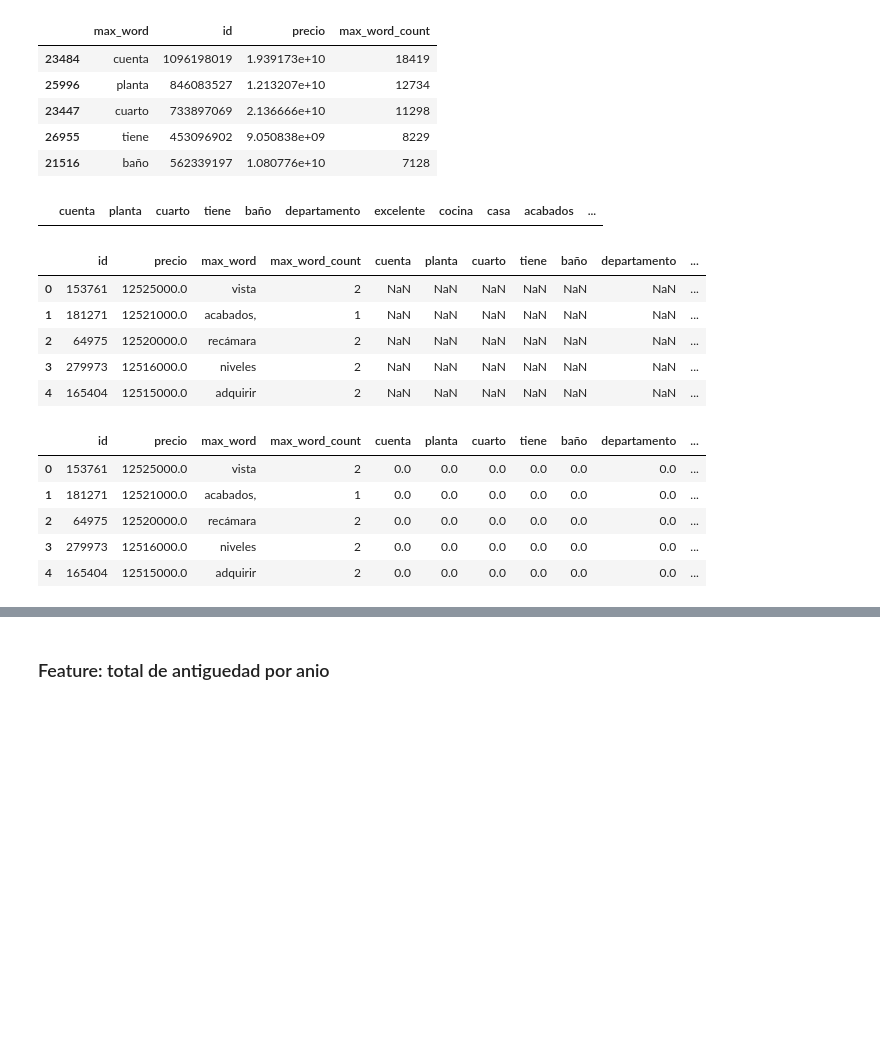
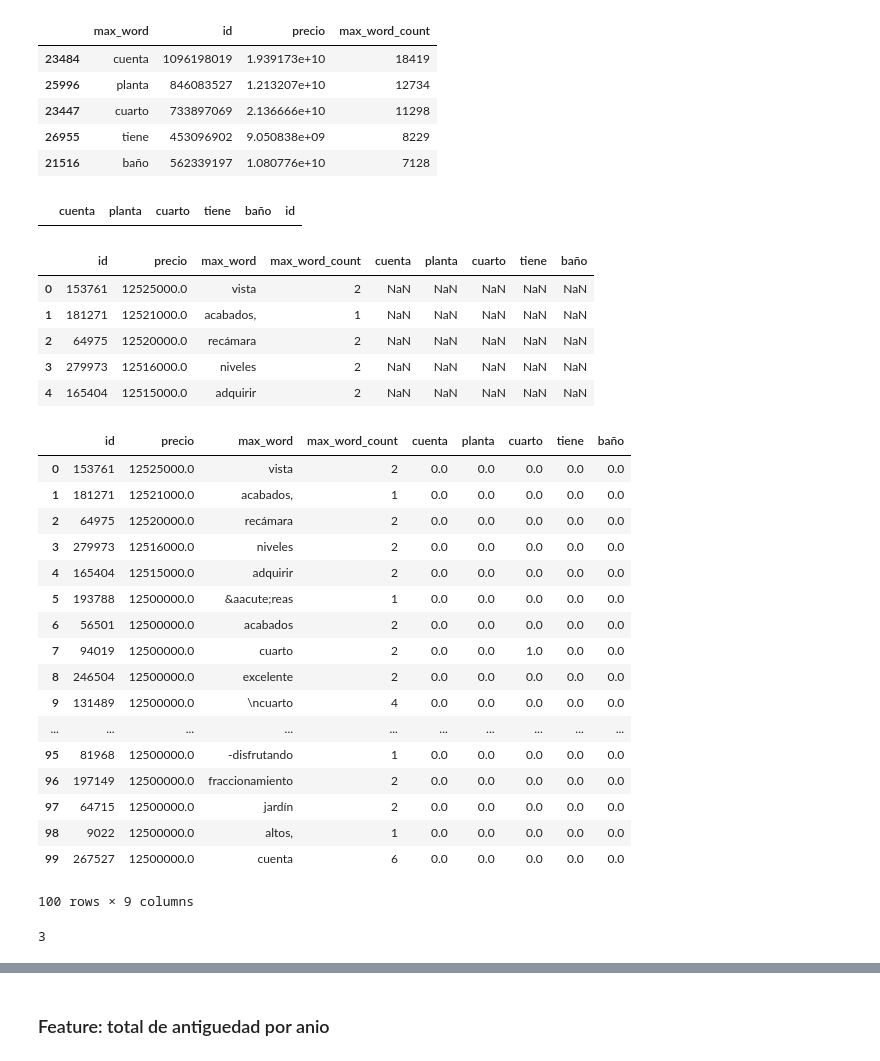
Before and after one commit to Alaneta/Datacones, a Jupyter notebook: tp2/1_Features_XG.ipynb, the cells around one changed output, grey strips where cells are left out. Saved outputs shown, nothing was run; the diff lists cells and outputs as text; code cells hidden in the pictures; blank space fills up the shorter version.

Commit message:
avances parser desc

```diff
--- a/tp2/1_Features_XG.ipynb
+++ b/tp2/1_Features_XG.ipynb
@@ -554,11 +550,11 @@ dtype: int64
 | 21516 | baño | 562339197 | 1.080776e+10 | 7128 |
 # %%
 #agrego columnas para cada palabra
-n_cols = 10
+n_cols = 5
 desc_col = pd.DataFrame()
 for row in desc_parse_g.head(n_cols)['max_word']:
     desc_col[row] = 0
 desc_col['id'] = 0
 desc_col
 # %% [output]
-|  | cuenta | planta | cuarto | tiene | baño | departamento | excelente | cocina | casa | acabados | ... |
+|  | cuenta | planta | cuarto | tiene | baño | id |
@@ -566,19 +564,31 @@ desc_col
 desc_parse2 = desc_parse.merge(desc_col,on='id',how='left')
 desc_parse2.head()
 # %% [output]
-|  | id | precio | max_word | max_word_count | cuenta | planta | cuarto | tiene | baño | departamento | ... |
-| 0 | 153761 | 12525000.0 | vista | 2 | NaN | NaN | NaN | NaN | NaN | NaN | ... |
-| 1 | 181271 | 12521000.0 | acabados, | 1 | NaN | NaN | NaN | NaN | NaN | NaN | ... |
-| 2 | 64975 | 12520000.0 | recámara | 2 | NaN | NaN | NaN | NaN | NaN | NaN | ... |
-| 3 | 279973 | 12516000.0 | niveles | 2 | NaN | NaN | NaN | NaN | NaN | NaN | ... |
-| 4 | 165404 | 12515000.0 | adquirir | 2 | NaN | NaN | NaN | NaN | NaN | NaN | ... |
+|  | id | precio | max_word | max_word_count | cuenta | planta | cuarto | tiene | baño |
+| 0 | 153761 | 12525000.0 | vista | 2 | NaN | NaN | NaN | NaN | NaN |
+| 1 | 181271 | 12521000.0 | acabados, | 1 | NaN | NaN | NaN | NaN | NaN |
+| 2 | 64975 | 12520000.0 | recámara | 2 | NaN | NaN | NaN | NaN | NaN |
+| 3 | 279973 | 12516000.0 | niveles | 2 | NaN | NaN | NaN | NaN | NaN |
+| 4 | 165404 | 12515000.0 | adquirir | 2 | NaN | NaN | NaN | NaN | NaN |
 # %%
 desc_parse2 = desc_parse2.fillna(0)
-desc_parse2.head()
+desc_parse2.head(100)
 # %% [output]
-|  | id | precio | max_word | max_word_count | cuenta | planta | cuarto | tiene | baño | departamento | ... |
-| 0 | 153761 | 12525000.0 | vista | 2 | 0.0 | 0.0 | 0.0 | 0.0 | 0.0 | 0.0 | ... |
-| 1 | 181271 | 12521000.0 | acabados, | 1 | 0.0 | 0.0 | 0.0 | 0.0 | 0.0 | 0.0 | ... |
-| 2 | 64975 | 12520000.0 | recámara | 2 | 0.0 | 0.0 | 0.0 | 0.0 | 0.0 | 0.0 | ... |
-| 3 | 279973 | 12516000.0 | niveles | 2 | 0.0 | 0.0 | 0.0 | 0.0 | 0.0 | 0.0 | ... |
-| 4 | 165404 | 12515000.0 | adquirir | 2 | 0.0 | 0.0 | 0.0 | 0.0 | 0.0 | 0.0 | ... |
+|  | id | precio | max_word | max_word_count | cuenta | planta | cuarto | tiene | baño |
+| 0 | 153761 | 12525000.0 | vista | 2 | 0.0 | 0.0 | 0.0 | 0.0 | 0.0 |
+| 1 | 181271 | 12521000.0 | acabados, | 1 | 0.0 | 0.0 | 0.0 | 0.0 | 0.0 |
+| 2 | 64975 | 12520000.0 | recámara | 2 | 0.0 | 0.0 | 0.0 | 0.0 | 0.0 |
+| 3 | 279973 | 12516000.0 | niveles | 2 | 0.0 | 0.0 | 0.0 | 0.0 | 0.0 |
+| 4 | 165404 | 12515000.0 | adquirir | 2 | 0.0 | 0.0 | 0.0 | 0.0 | 0.0 |
+| 5 | 193788 | 12500000.0 | &aacute;reas | 1 | 0.0 | 0.0 | 0.0 | 0.0 | 0.0 |
+| 6 | 56501 | 12500000.0 | acabados | 2 | 0.0 | 0.0 | 0.0 | 0.0 | 0.0 |
+| 7 | 94019 | 12500000.0 | cuarto | 2 | 0.0 | 0.0 | 1.0 | 0.0 | 0.0 |
+| 8 | 246504 | 12500000.0 | excelente | 2 | 0.0 | 0.0 | 0.0 | 0.0 | 0.0 |
+| 9 | 131489 | 12500000.0 | \ncuarto | 4 | 0.0 | 0.0 | 0.0 | 0.0 | 0.0 |
+| ... | ... | ... | ... | ... | ... | ... | ... | ... | ... |
+| 95 | 81968 | 12500000.0 | -disfrutando | 1 | 0.0 | 0.0 | 0.0 | 0.0 | 0.0 |
+| 96 | 197149 | 12500000.0 | fraccionamiento | 2 | 0.0 | 0.0 | 0.0 | 0.0 | 0.0 |
+| 97 | 64715 | 12500000.0 | jardín | 2 | 0.0 | 0.0 | 0.0 | 0.0 | 0.0 |
+| 98 | 9022 | 12500000.0 | altos, | 1 | 0.0 | 0.0 | 0.0 | 0.0 | 0.0 |
+| 99 | 267527 | 12500000.0 | cuenta | 6 | 0.0 | 0.0 | 0.0 | 0.0 | 0.0 |
+100 rows × 9 columns
@@ -588,0 +604,4 @@ desc_parse2.head()
+# %%
+c
+# %% [output]
+3
```
Also changed, not shown: parts of 21 cells of this notebook.
